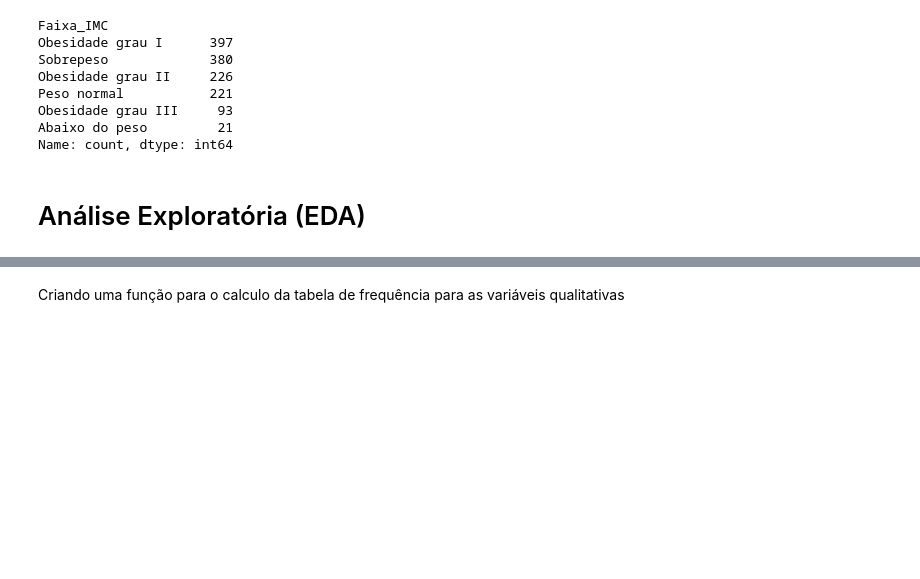
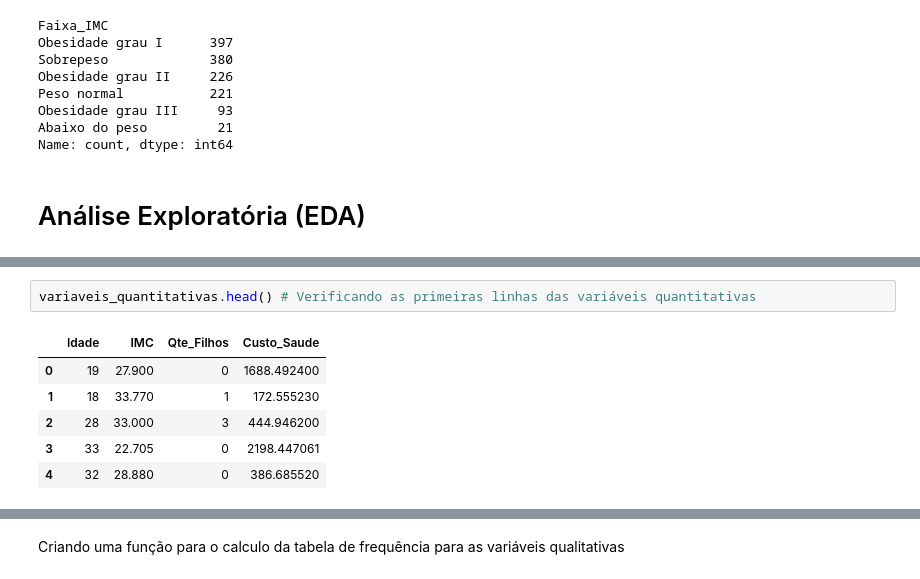
Before and after one commit to pauloivicentin/projeto_healthy_analytics, a Jupyter notebook: notebooks/analises_do_projeto.ipynb, the cells around one changed output, grey strips where cells are left out. Saved outputs shown, nothing was run; the diff lists cells and outputs as text; blank space fills up the shorter version.

```diff
--- a/notebooks/analises_do_projeto.ipynb
+++ b/notebooks/analises_do_projeto.ipynb
@@ -351,0 +254,9 @@ plt.show()
+# %%
+variaveis_quantitativas.head() # Verificando as primeiras linhas das variáveis quantitativas
+# %% [output]
+|  | Idade | IMC | Qte_Filhos | Custo_Saude |
+| 0 | 19 | 27.900 | 0 | 1688.492400 |
+| 1 | 18 | 33.770 | 1 | 172.555230 |
+| 2 | 28 | 33.000 | 3 | 444.946200 |
+| 3 | 33 | 22.705 | 0 | 2198.447061 |
+| 4 | 32 | 28.880 | 0 | 386.685520 |
```
Also changed, not shown: parts of 42 cells of this notebook, 2 other files.
